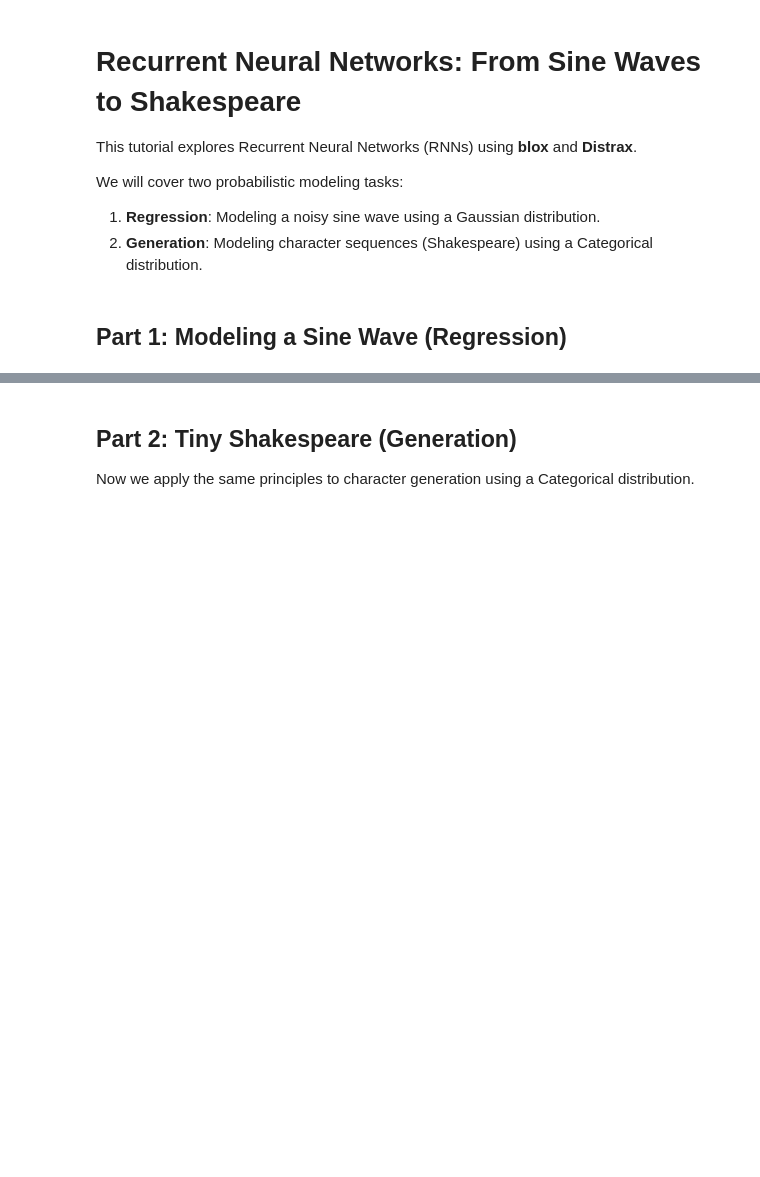
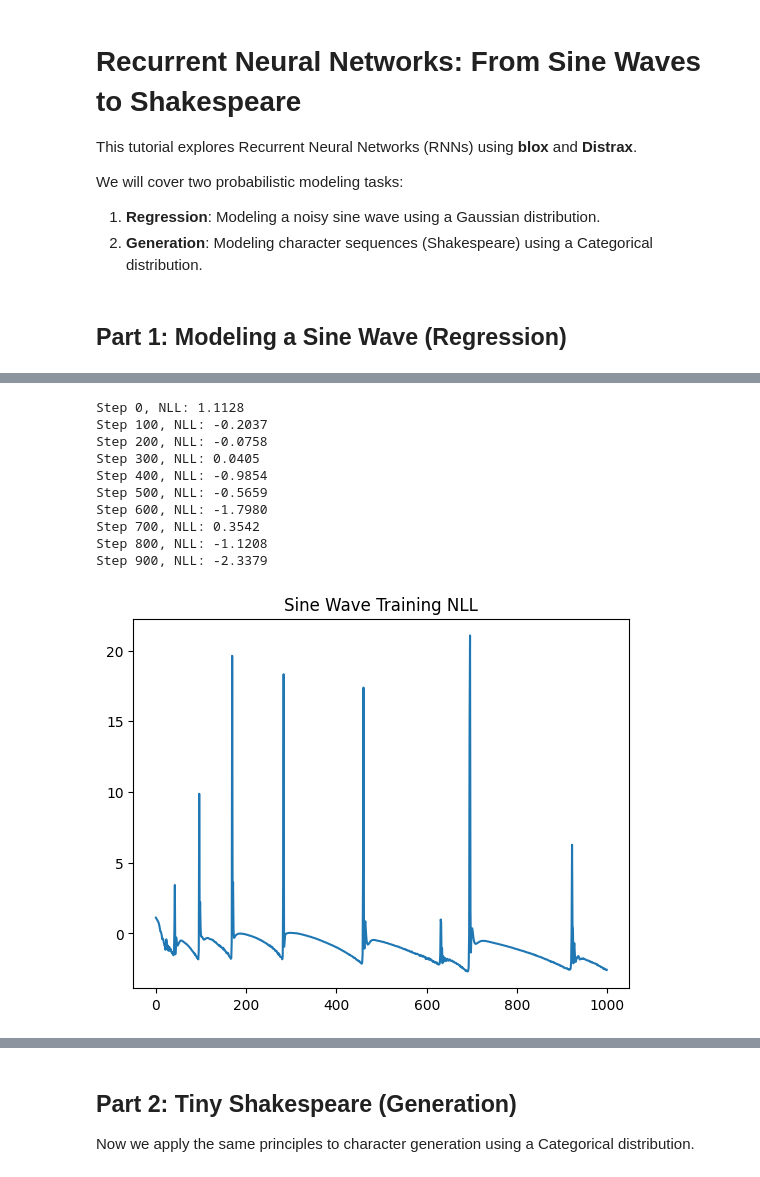
Before and after one commit to hamzamerzic/blox, a Jupyter notebook: docs/rnn_tutorial.ipynb, the cells around one changed output, grey strips where cells are left out. Drawn from its saved outputs; the diff is of its cells as text; code cells hidden in the pictures; blank space fills up the shorter version.

```diff
--- a/docs/rnn_tutorial.ipynb
+++ b/docs/rnn_tutorial.ipynb
@@ -76,55 +84,67 @@ class SineRNN(bx.Module):
     scale = jax.nn.softplus(log_scale) + 1e-3
     return (mu, scale), final_state, params
 # %%
-@jax.jit(static_argnames=['optimizer'])
+@jax.jit(static_argnames=['optimizer'], donate_argnames=['params', 'opt_state'])
 def train_step_sine(params, opt_state, x, y, optimizer):
   trainable, non_trainable = params.split()
 
-  def loss_fn(t_params):
-    curr_params = t_params.merge(non_trainable)
+  def loss_fn(trainable):
+    curr_params = trainable.merge(non_trainable)
     (mu, scale), _, new_params = sine_model.apply(curr_params, x)
 
     # Maximize Log Likelihood of the Gaussian.
     dist = distrax.Normal(loc=mu, scale=scale)
-    nll = -dist.log_prob(y).mean()
+    loss = -dist.log_prob(y).mean()
 
     _, new_non_trainable = new_params.split()
-    return nll, new_non_trainable
+    return loss, (loss, new_non_trainable)
 
-  (loss, new_non_trainable), grads = jax.grad(loss_fn, has_aux=True)(trainable)
+  grads, (loss, new_non_trainable) = jax.grad(loss_fn, has_aux=True)(trainable)
   updates, new_opt_state = optimizer.update(grads, opt_state, trainable)
   new_trainable = optax.apply_updates(trainable, updates)
   return new_trainable.merge(new_non_trainable), new_opt_state, loss
 
 
 # Create model components.
-graph = bx.Graph('sine_rnn')
-sine_model = SineRNN(graph)
-rng = bx.Rng(graph.child('rng'), seed=42)
+graph = bx.Graph('net')
+sine_model = SineRNN(graph.child('sine_rnn'))
+rng = bx.Rng(graph.child('rng'))
 
 # Initialize with sample data shape.
 sample_x, _ = generate_sine_data(batch_size=1, seq_len=50)
-sine_params = bx.Params(rng=rng)
+sine_params = bx.Params(rng, seed=42)
 _, _, sine_params = sine_model.apply(sine_params, sample_x)
 sine_params = sine_params.finalized()
 
 # Train.
 optimizer = optax.adam(1e-2)
 opt_state = optimizer.init(sine_params.split()[0])
 
 losses = []
 for i in range(1000):
   x, y = generate_sine_data(batch_size=32, seq_len=50)
   sine_params, opt_state, loss = train_step_sine(
       sine_params, opt_state, x, y, optimizer
   )
   losses.append(loss)
   if i % 100 == 0:
     print(f'Step {i}, NLL: {loss:.4f}')
 
 plt.plot(losses)
 plt.title('Sine Wave Training NLL')
 plt.show()
+# %% [output]
+Step 0, NLL: 1.1128
+Step 100, NLL: -0.2037
+Step 200, NLL: -0.0758
+Step 300, NLL: 0.0405
+Step 400, NLL: -0.9854
+Step 500, NLL: -0.5659
+Step 600, NLL: -1.7980
+Step 700, NLL: 0.3542
+Step 800, NLL: -1.1208
+Step 900, NLL: -2.3379
+[figure, added]
 # %%
 # Visualize predictions.
 x_test, y_test = generate_sine_data(1, 100)
```
Also changed, not shown: parts of 9 cells of this notebook, 15 other files.
